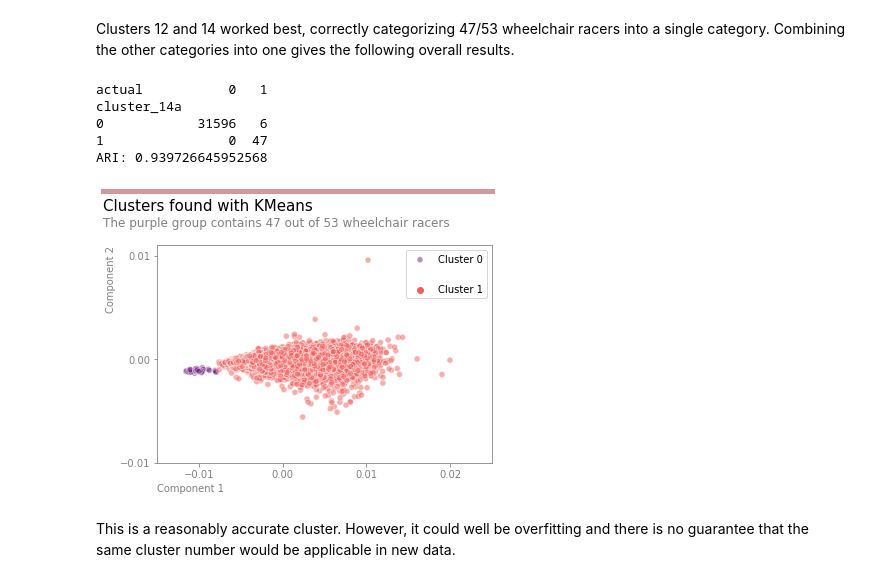
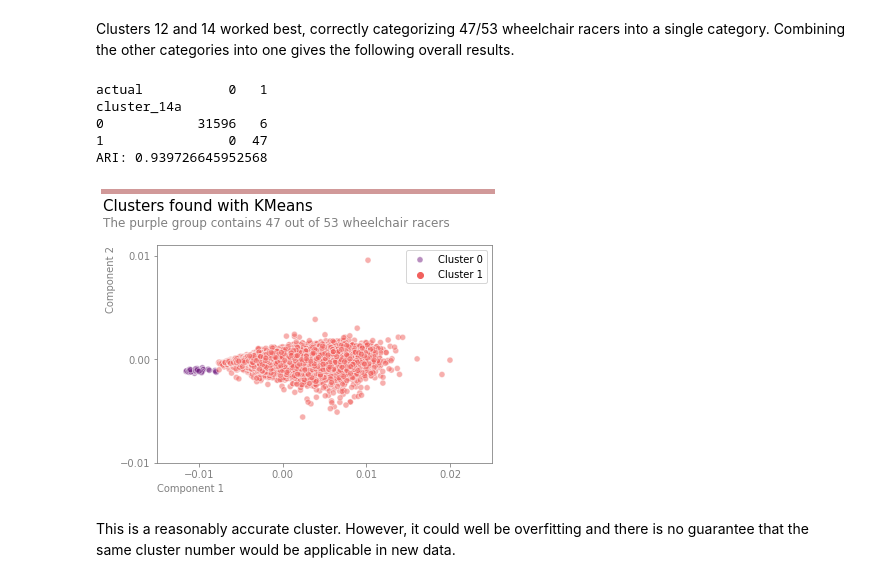
Before and after one commit to SmellsLikeCake/clustering-experiments, a Jupyter notebook: Boston-Marathon-Report.ipynb, the cells around one changed output. Drawn from its saved outputs; the diff is of its cells as text; code cells hidden in the pictures.

```diff
--- a/Boston-Marathon-Report.ipynb
+++ b/Boston-Marathon-Report.ipynb
@@ -218,36 +218,36 @@ Clusters 12 and 14 worked best, correctly categorizing 47/53 wheelchair racers i
 # %%
 results['cluster_14a'] = np.where(results['cluster_14'] == 13, 1, 0)
 
 print(pd.crosstab(results['cluster_14a'], results['actual']))
 print('ARI:', adjusted_rand_score(results['cluster_14a'], results['actual']), '\n')
 
 fig = plt.figure()
 ax = fig.add_subplot(111)
 g = sns.scatterplot(times_pca[:, 0], times_pca[:, 1],
-                    hue=results['cluster_14a'], alpha=.5,
+                    hue=results['cluster_14a'].values, alpha=.5,
                     palette='magma_r')
 ax.set_xlim([-0.015, 0.025])
 ax.set_ylim([-0.01, 0.011])
 ax.locator_params(axis='y', nbins=3)
 ax.locator_params(axis='x', nbins=4)
 fig.suptitle('The purple group contains 47 out of 53 wheelchair racers',
              ha='left', x=0, color='gray')
 ax.set_title('Clusters found with KMeans',
             transform=fig.transFigure, ha='left', x=0, fontsize=15)
 ax.set_xlabel('Component 1', color='gray', ha='left', x=0)
 ax.set_ylabel('Component 2', color='gray', ha='right', y=1)
-g.legend(['Cluster 0', '', 'Cluster 1'])
+g.legend(['Cluster 0', 'Cluster 1'])
 line = lines.Line2D([0, 0.9], [1.07, 1.07], lw=5, color='darkred', alpha=.4, transform=fig.transFigure)
 line.set_clip_on(False)
 ax.add_line(line)
 plt.show()
 # %% [output]
 actual           0   1
 cluster_14a
 0            31596   6
 1                0  47
 ARI: 0.939726645952568
-[figure, old version]
+[figure, new version]
 # %% [markdown]
 This is a reasonably accurate cluster. However, it could well be overfitting and there is no guarantee that the same cluster number would be applicable in new data.
 # %% [markdown]
```
Also changed, not shown: parts of 5 cells of this notebook.
